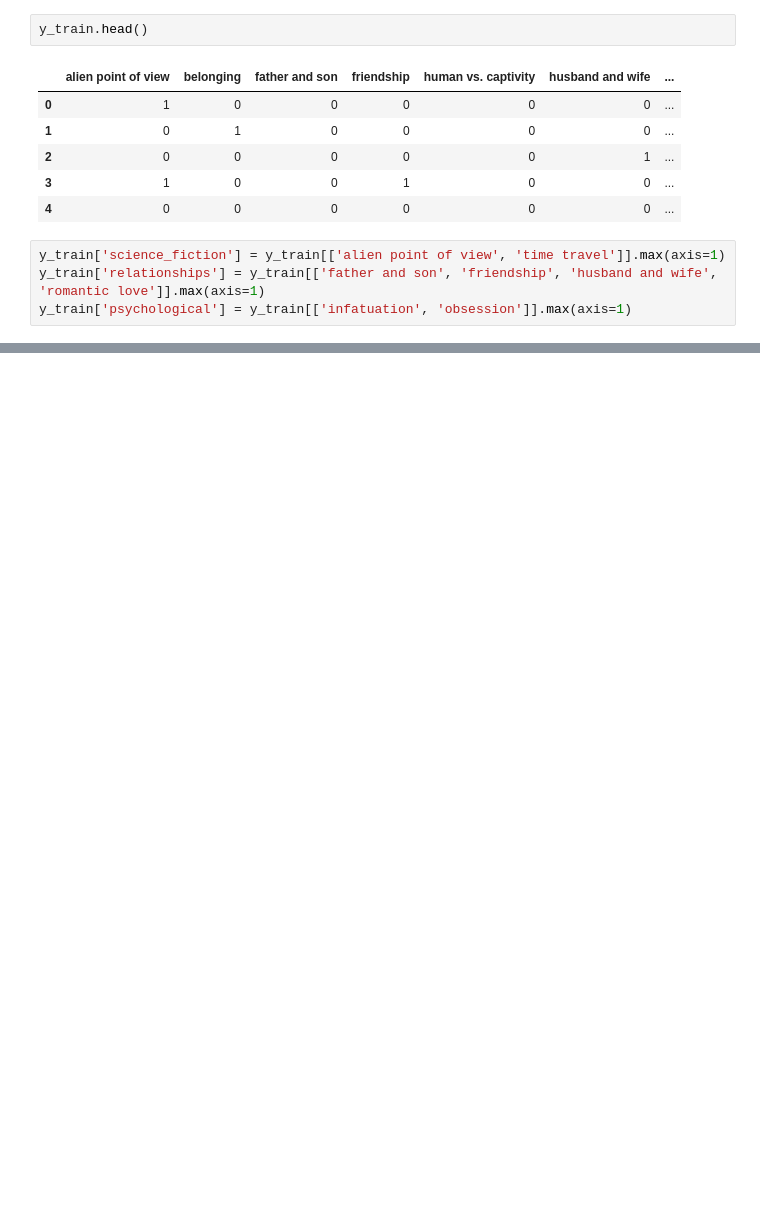
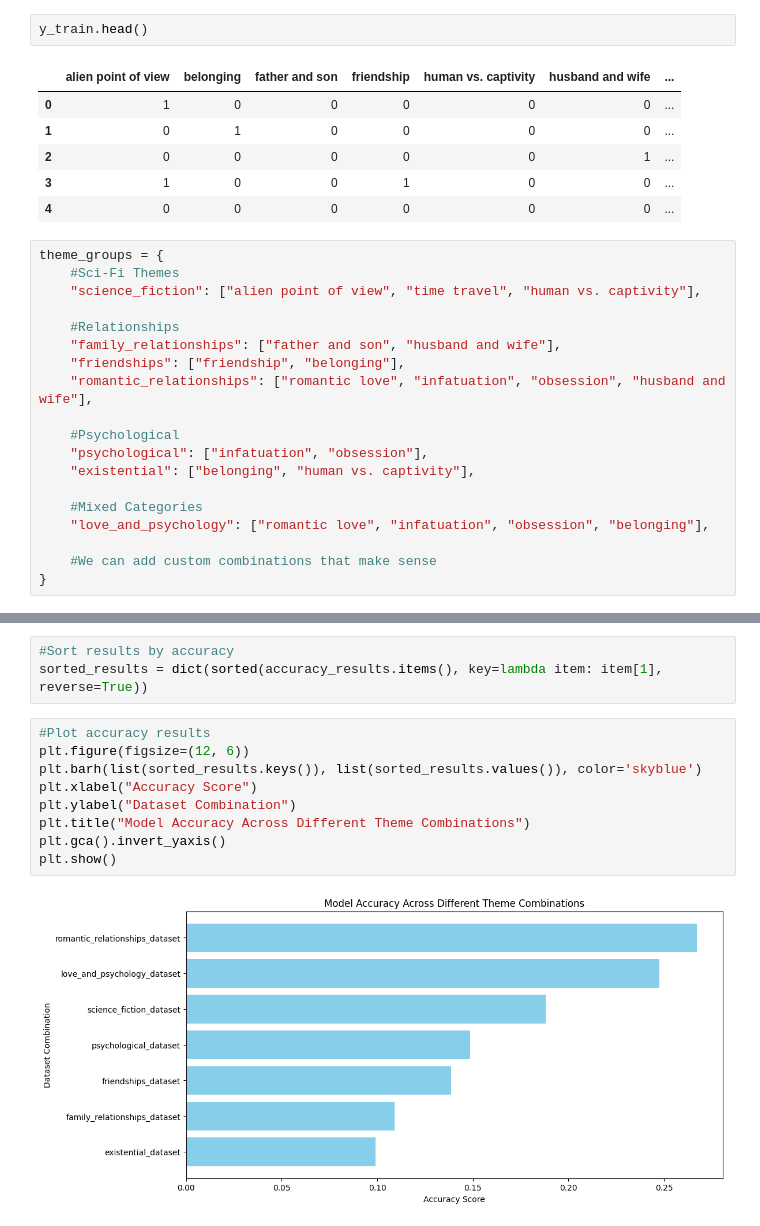
Before and after one commit to Thimomo/IMDB-category-generalization, a Jupyter notebook: hierarchy.ipynb, the cells around one changed output, grey strips where cells are left out. Cells and saved outputs as stored; diff of their text form; blank space fills up the shorter version.

```diff
--- a/hierarchy.ipynb
+++ b/hierarchy.ipynb
@@ -14,6 +16,21 @@ y_train.head()
 | 3 | 1 | 0 | 0 | 1 | 0 | 0 | ... |
 | 4 | 0 | 0 | 0 | 0 | 0 | 0 | ... |
 # %%
-y_train['science_fiction'] = y_train[['alien point of view', 'time travel']].max(axis=1)
-y_train['relationships'] = y_train[['father and son', 'friendship', 'husband and wife', 'romantic love']].max(axis=1)
-y_train['psychological'] = y_train[['infatuation', 'obsession']].max(axis=1)
+theme_groups = {
+    #Sci-Fi Themes
+    "science_fiction": ["alien point of view", "time travel", "human vs. captivity"],
+
+    #Relationships
+    "family_relationships": ["father and son", "husband and wife"],
+    "friendships": ["friendship", "belonging"],
+    "romantic_relationships": ["romantic love", "infatuation", "obsession", "husband and wife"],
+
+    #Psychological
+    "psychological": ["infatuation", "obsession"],
+    "existential": ["belonging", "human vs. captivity"],
+
+    #Mixed Categories
+    "love_and_psychology": ["romantic love", "infatuation", "obsession", "belonging"],
+
+    #We can add custom combinations that make sense
+}
@@ -29,0 +136,14 @@ plt.show()
+# %%
+#Sort results by accuracy
+sorted_results = dict(sorted(accuracy_results.items(), key=lambda item: item[1], reverse=True))
+# %%
+#Plot accuracy results
+plt.figure(figsize=(12, 6))
+plt.barh(list(sorted_results.keys()), list(sorted_results.values()), color='skyblue')
+plt.xlabel("Accuracy Score")
+plt.ylabel("Dataset Combination")
+plt.title("Model Accuracy Across Different Theme Combinations")
+plt.gca().invert_yaxis()
+plt.show()
+# %% [output]
+[figure, added]
```
Also changed, not shown: parts of 13 cells of this notebook, 17 other files.
